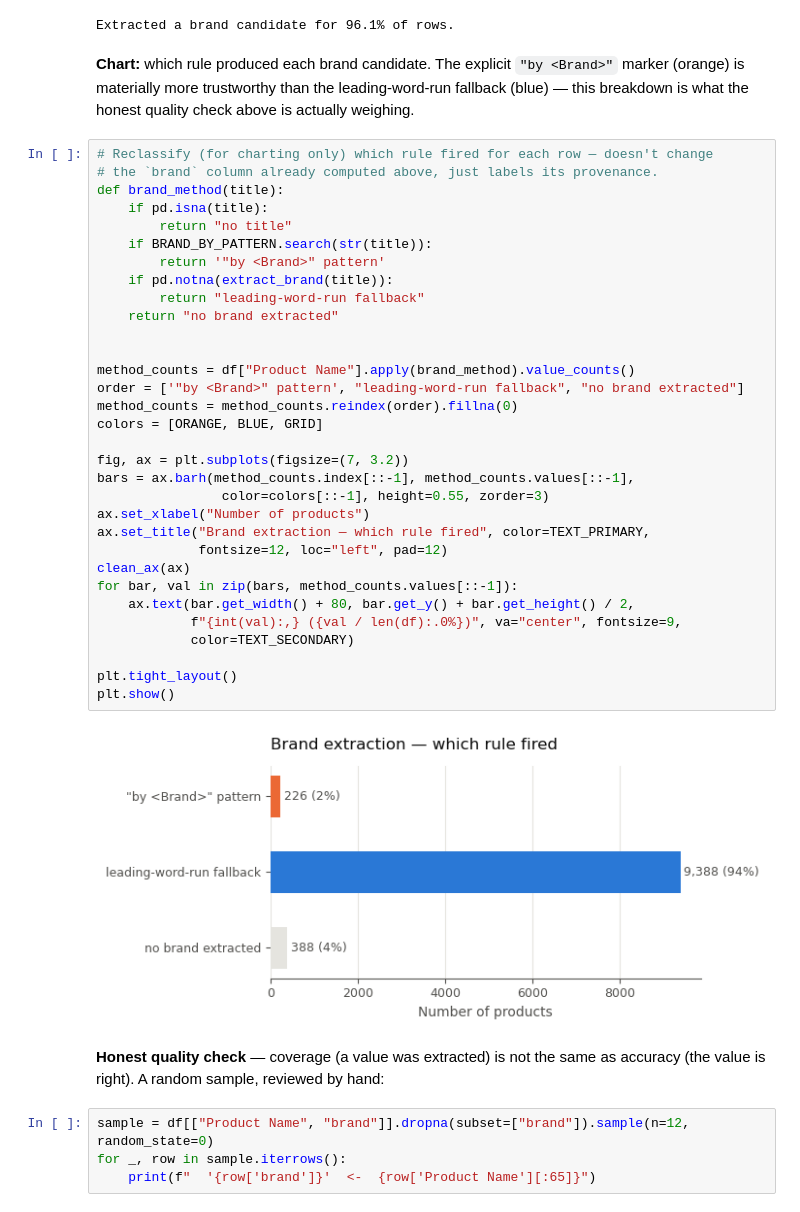
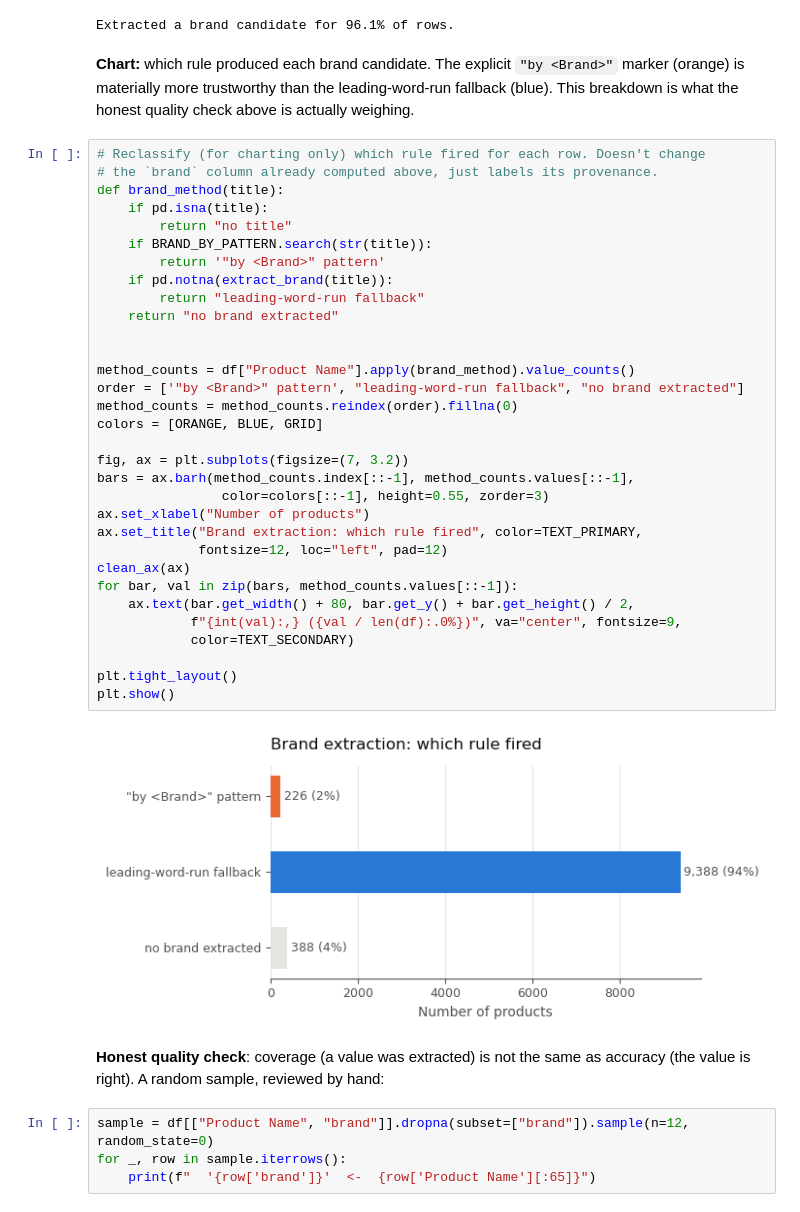
Before and after one commit to pareeyaporn/Agentic-Voice-to-Voice-AI, a Jupyter notebook: Code/1. Data Pipeline & Indexing/1.2 process data.ipynb, the cells around one changed output. Cells and saved outputs as stored; diff of their text form.

```diff
--- a/Code/1. Data Pipeline & Indexing/1.2 process data.ipynb
+++ b/Code/1. Data Pipeline & Indexing/1.2 process data.ipynb
@@ -143,44 +143,44 @@ Extracted a brand candidate for 96.1% of rows.
 # %% [markdown]
 **Chart:** which rule produced each brand candidate. The explicit `"by <Brand>"`
 marker (orange) is materially more trustworthy than the leading-word-run fallback
-(blue) — this breakdown is what the honest quality check above is actually
+(blue). This breakdown is what the honest quality check above is actually
 weighing.
 # %%
-# Reclassify (for charting only) which rule fired for each row — doesn't change
+# Reclassify (for charting only) which rule fired for each row. Doesn't change
 # the `brand` column already computed above, just labels its provenance.
 def brand_method(title):
     if pd.isna(title):
         return "no title"
     if BRAND_BY_PATTERN.search(str(title)):
         return '"by <Brand>" pattern'
     if pd.notna(extract_brand(title)):
         return "leading-word-run fallback"
     return "no brand extracted"
 
 
 method_counts = df["Product Name"].apply(brand_method).value_counts()
 order = ['"by <Brand>" pattern', "leading-word-run fallback", "no brand extracted"]
 method_counts = method_counts.reindex(order).fillna(0)
 colors = [ORANGE, BLUE, GRID]
 
 fig, ax = plt.subplots(figsize=(7, 3.2))
 bars = ax.barh(method_counts.index[::-1], method_counts.values[::-1],
                 color=colors[::-1], height=0.55, zorder=3)
 ax.set_xlabel("Number of products")
-ax.set_title("Brand extraction — which rule fired", color=TEXT_PRIMARY,
+ax.set_title("Brand extraction: which rule fired", color=TEXT_PRIMARY,
              fontsize=12, loc="left", pad=12)
 clean_ax(ax)
 for bar, val in zip(bars, method_counts.values[::-1]):
     ax.text(bar.get_width() + 80, bar.get_y() + bar.get_height() / 2,
             f"{int(val):,} ({val / len(df):.0%})", va="center", fontsize=9,
             color=TEXT_SECONDARY)
 
 plt.tight_layout()
 plt.show()
 # %% [output]
-[figure, old version]
+[figure, new version]
 # %% [markdown]
-**Honest quality check** — coverage (a value was extracted) is not the same as
+**Honest quality check**: coverage (a value was extracted) is not the same as
 accuracy (the value is right). A random sample, reviewed by hand:
 # %%
 sample = df[["Product Name", "brand"]].dropna(subset=["brand"]).sample(n=12, random_state=0)
```
Also changed, not shown: parts of 10 cells of this notebook, 13 other files.
